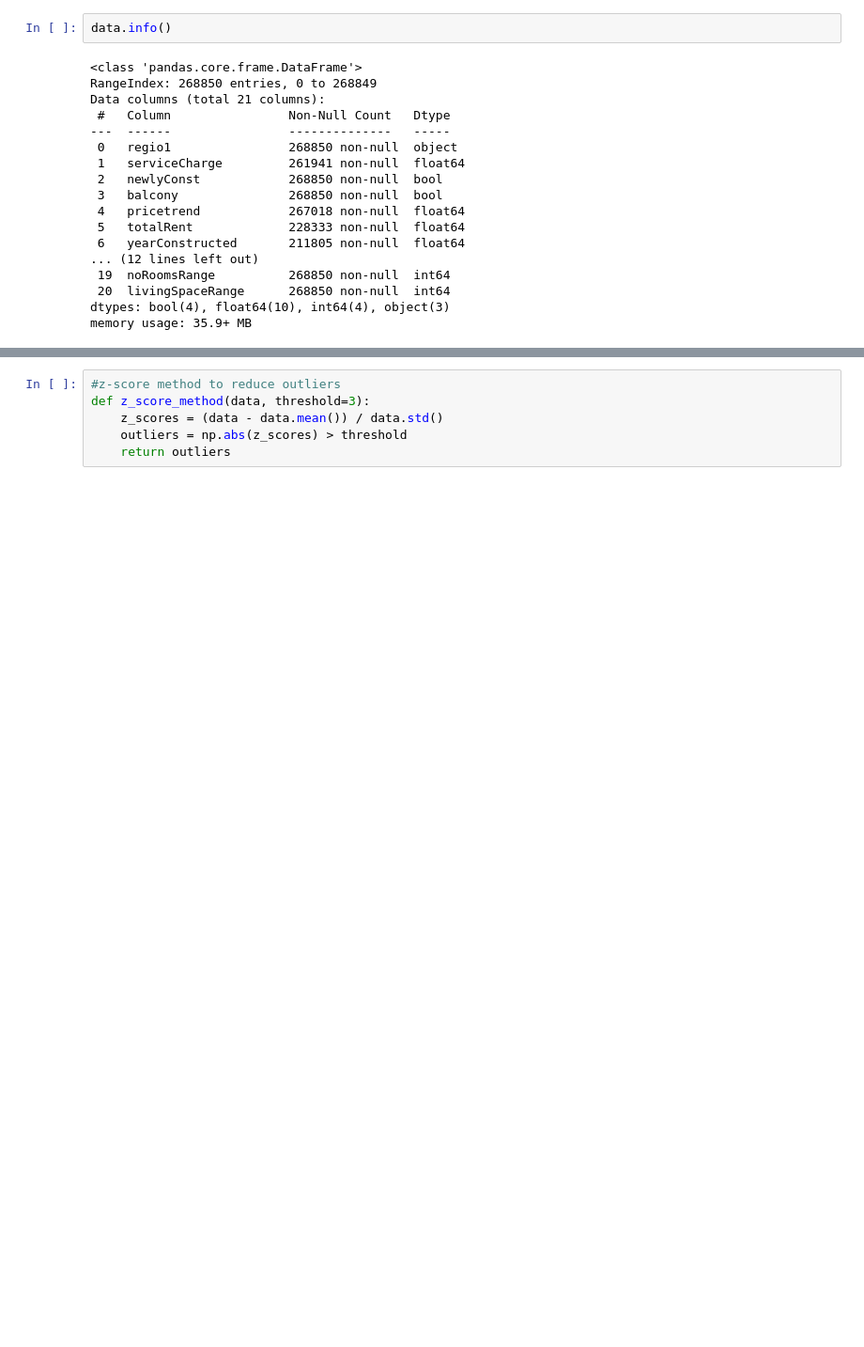
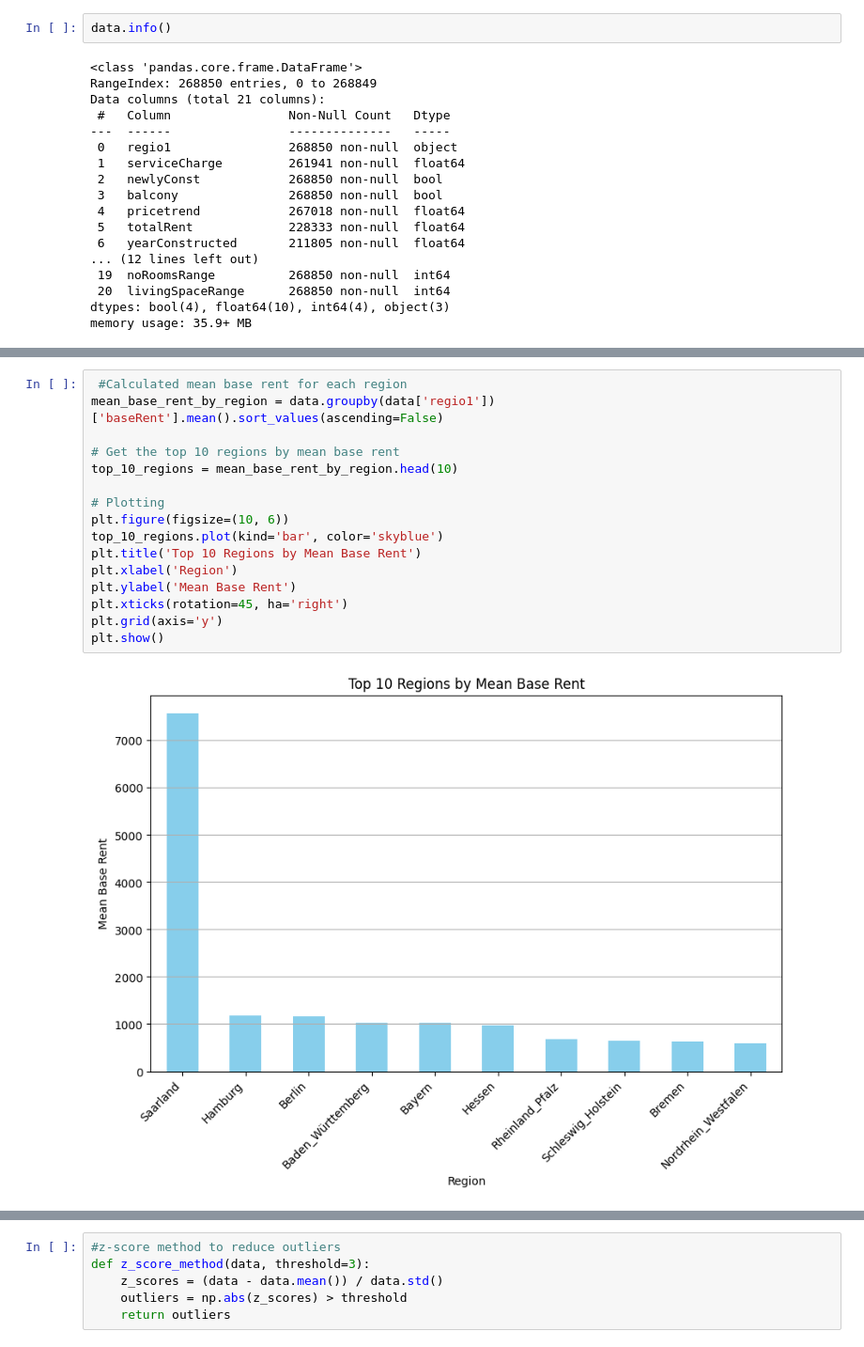
Before and after one commit to Jerin-T/rental_prediction_system, a Jupyter notebook: apartmentRentalPrediction.ipynb, the cells around one changed output, grey strips where cells are left out. Shown at 94% size. Saved outputs shown, nothing was run; the diff lists cells and outputs as text; blank space fills up the shorter version.

```diff
--- a/apartmentRentalPrediction.ipynb
+++ b/apartmentRentalPrediction.ipynb
@@ -286 +278,19 @@ The `ci` parameter is deprecated. Use `errorbar=None` for the same effect.
 [figure]
+# %%
+ #Calculated mean base rent for each region
+mean_base_rent_by_region = data.groupby(data['regio1'])['baseRent'].mean().sort_values(ascending=False)
+
+# Get the top 10 regions by mean base rent
+top_10_regions = mean_base_rent_by_region.head(10)
+
+# Plotting
+plt.figure(figsize=(10, 6))
+top_10_regions.plot(kind='bar', color='skyblue')
+plt.title('Top 10 Regions by Mean Base Rent')
+plt.xlabel('Region')
+plt.ylabel('Mean Base Rent')
+plt.xticks(rotation=45, ha='right')
+plt.grid(axis='y')
+plt.show()
+# %% [output]
+[figure, added]
```
Also changed, not shown: parts of 100 cells of this notebook, 1 other file.
